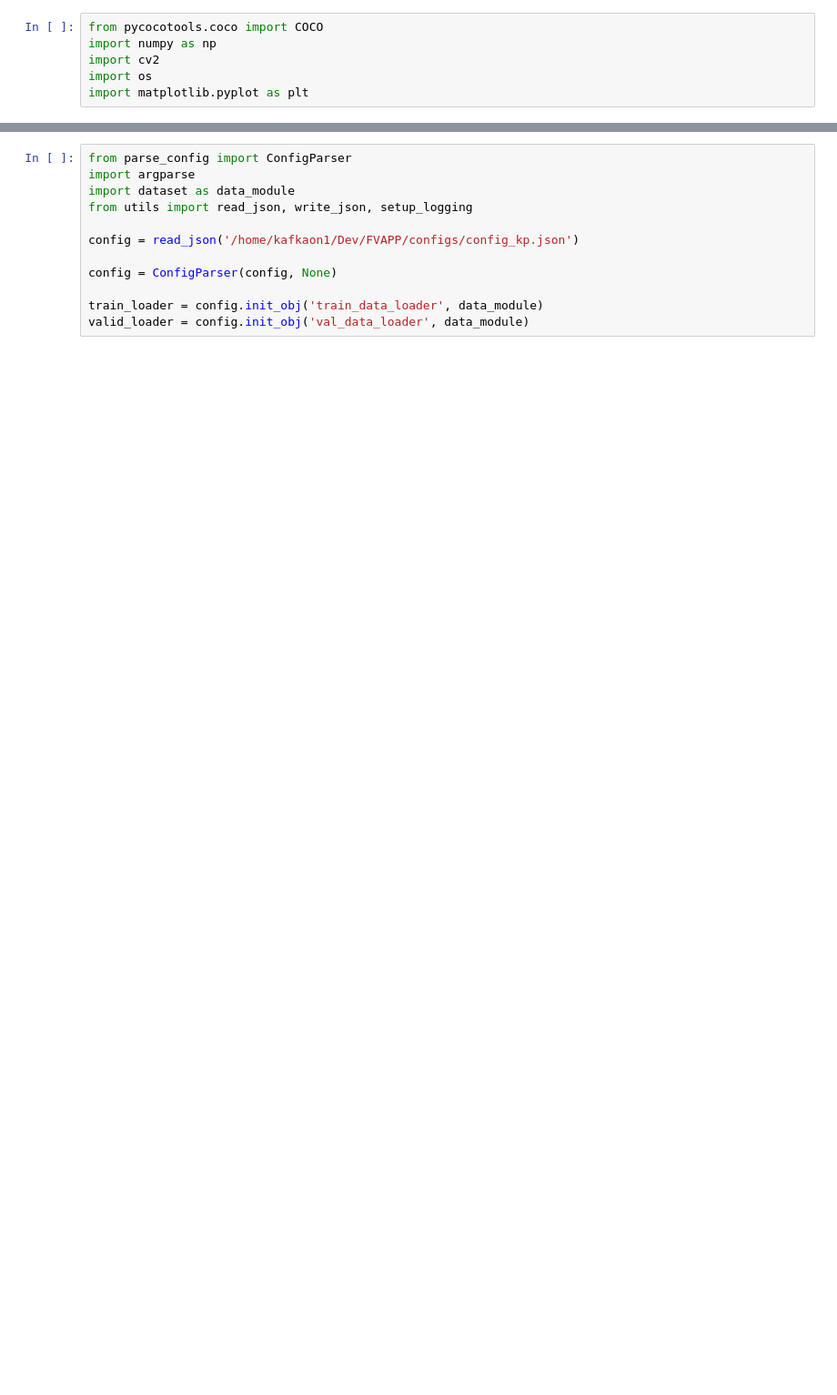
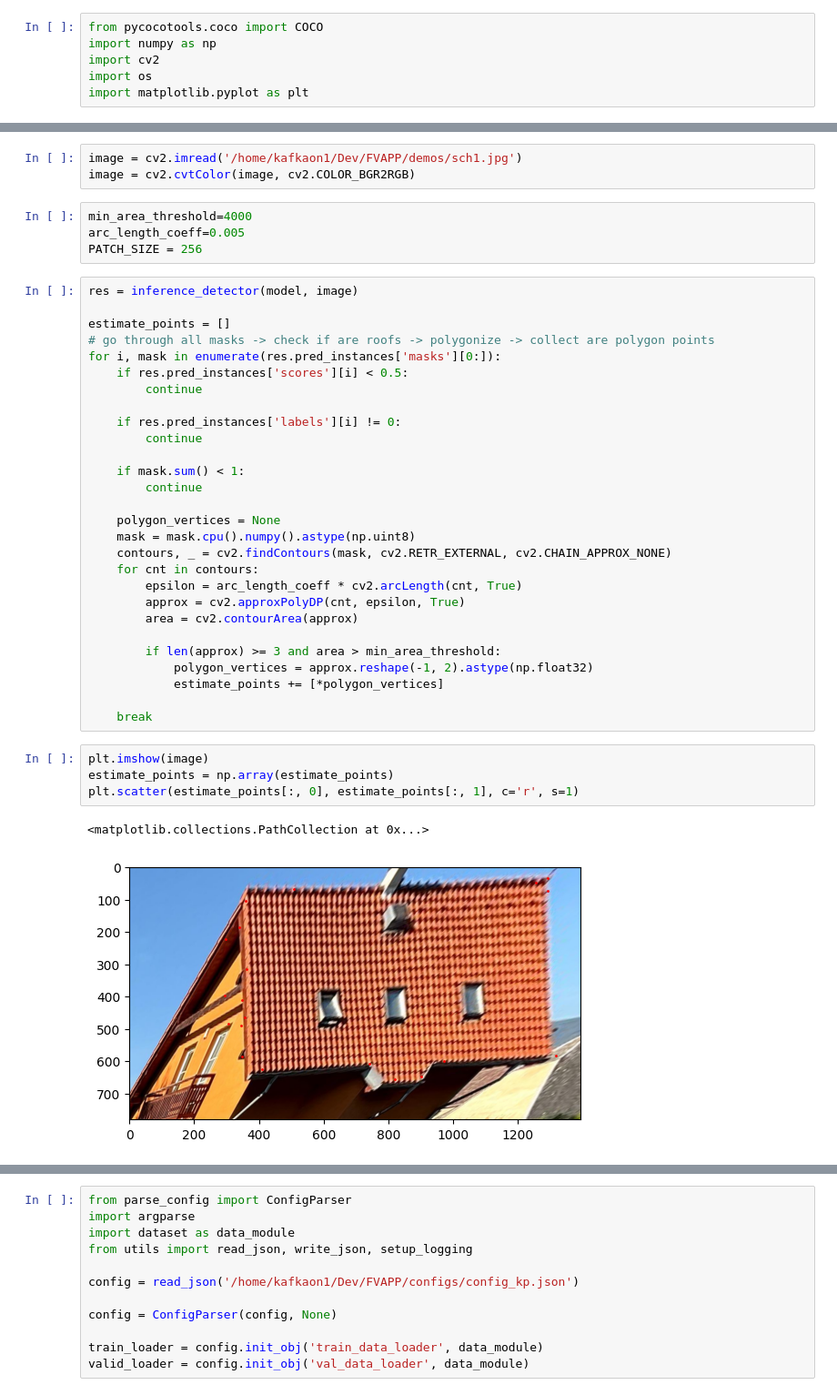
Before and after one commit to ondini/buildseg, a Jupyter notebook: demos/vis.ipynb, the cells around one changed output, grey strips where cells are left out. Shown at 91% size. Cells and saved outputs as stored; diff of their text form; blank space fills up the shorter version.

```diff
--- a/demos/vis.ipynb
+++ b/demos/vis.ipynb
@@ -26,0 +90,42 @@ array([543., 215., 552., 220.])
+# %%
+image = cv2.imread('/home/kafkaon1/Dev/FVAPP/demos/sch1.jpg')
+image = cv2.cvtColor(image, cv2.COLOR_BGR2RGB)
+# %%
+min_area_threshold=4000
+arc_length_coeff=0.005
+PATCH_SIZE = 256
+# %%
+res = inference_detector(model, image)
+
+estimate_points = []
+# go through all masks -> check if are roofs -> polygonize -> collect are polygon points
+for i, mask in enumerate(res.pred_instances['masks'][0:]):
+    if res.pred_instances['scores'][i] < 0.5:
+        continue
+
+    if res.pred_instances['labels'][i] != 0:
+        continue
+
+    if mask.sum() < 1:
+        continue
+
+    polygon_vertices = None
+    mask = mask.cpu().numpy().astype(np.uint8)
+    contours, _ = cv2.findContours(mask, cv2.RETR_EXTERNAL, cv2.CHAIN_APPROX_NONE)
+    for cnt in contours:
+        epsilon = arc_length_coeff * cv2.arcLength(cnt, True)
+        approx = cv2.approxPolyDP(cnt, epsilon, True)
+        area = cv2.contourArea(approx)
+
+        if len(approx) >= 3 and area > min_area_threshold:
+            polygon_vertices = approx.reshape(-1, 2).astype(np.float32)
+            estimate_points += [*polygon_vertices]
+
+    break
+# %%
+plt.imshow(image)
+estimate_points = np.array(estimate_points)
+plt.scatter(estimate_points[:, 0], estimate_points[:, 1], c='r', s=1)
+# %% [output]
+<matplotlib.collections.PathCollection at 0x...>
+[figure, added]
```
Also changed, not shown: parts of 22 cells of this notebook, 13 other files.
